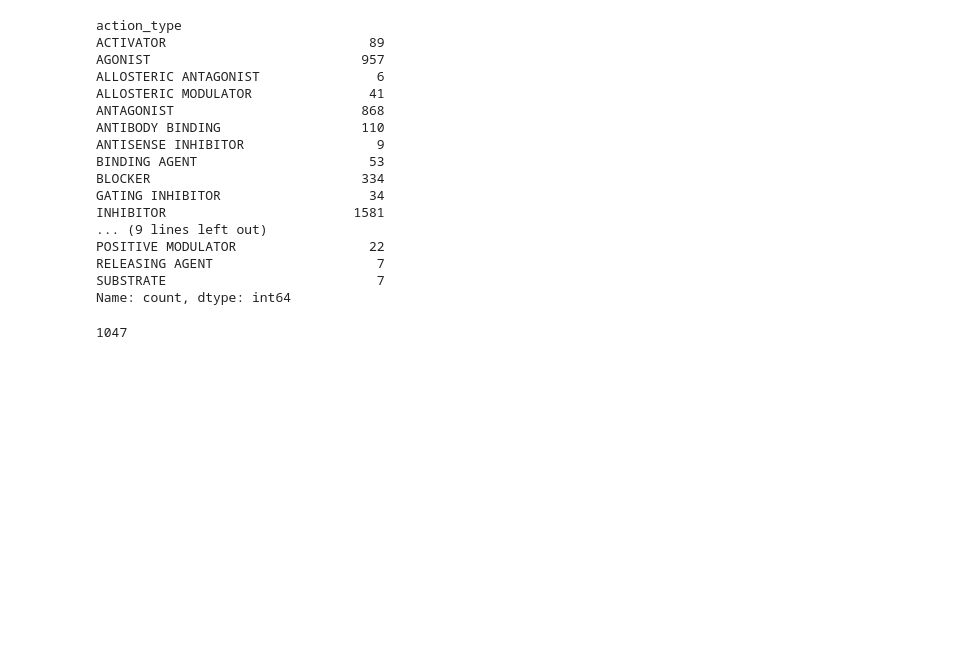
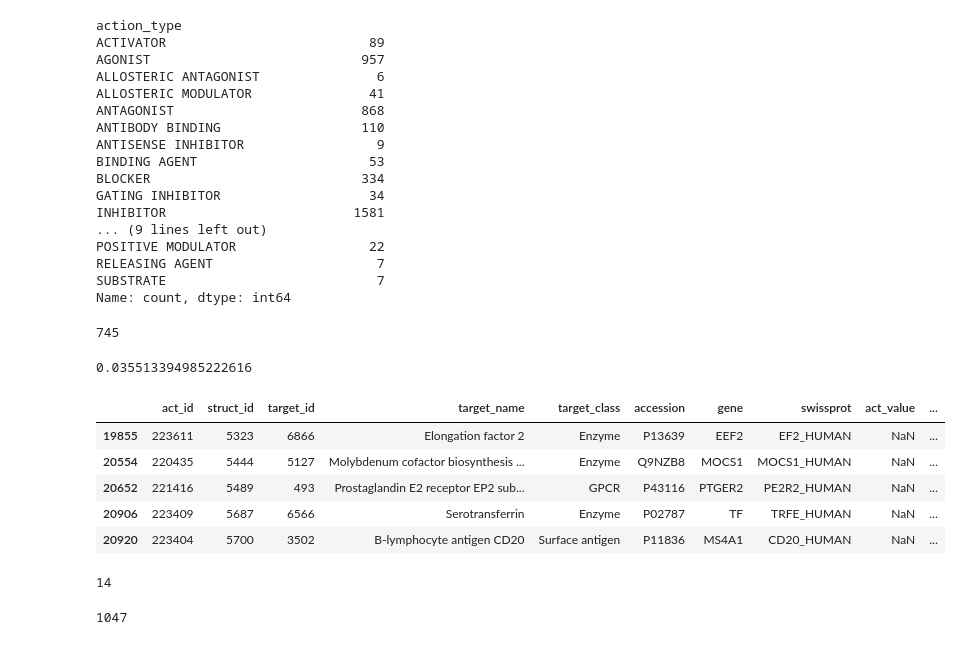
Before and after one commit to NCATSTranslator/translator-ingests, a Jupyter notebook: src/translator_ingest/ingests/drugcentral/eda_and_parser_dev.ipynb, the cells around one changed output. Drawn from its saved outputs; the diff is of its cells as text; code cells hidden in the pictures; blank space fills up the shorter version.

```diff
--- a/src/translator_ingest/ingests/drugcentral/eda_and_parser_dev.ipynb
+++ b/src/translator_ingest/ingests/drugcentral/eda_and_parser_dev.ipynb
@@ -523,6 +523,30 @@ POSITIVE MODULATOR                 22
 RELEASING AGENT                     7
 SUBSTRATE                           7
 Name: count, dtype: int64
+# %%
+## how many rows don't have either field for relationship
+
+df1_no_action = df1[(df1["action_type"].isna()) & (df1["act_value"].isna())].copy()
+
+df1_no_action.shape[0]
+df1_no_action.shape[0] / df1.shape[0]
+
+df1_no_action[df1_no_action["moa"] == 1]
+# %% [output]
+745
+0.035513394985222616
+|  | act_id | struct_id | target_id | target_name | target_class | accession | gene | swissprot | act_value | ... |
+| 19855 | 223611 | 5323 | 6866 | Elongation factor 2 | Enzyme | P13639 | EEF2 | EF2_HUMAN | NaN | ... |
+| 20554 | 220435 | 5444 | 5127 | Molybdenum cofactor biosynthesis ... | Enzyme | Q9NZB8 | MOCS1 | MOCS1_HUMAN | NaN | ... |
+| 20652 | 221416 | 5489 | 493 | Prostaglandin E2 receptor EP2 sub... | GPCR | P43116 | PTGER2 | PE2R2_HUMAN | NaN | ... |
+| 20906 | 223409 | 5687 | 6566 | Serotransferrin | Enzyme | P02787 | TF | TRFE_HUMAN | NaN | ... |
+| 20920 | 223404 | 5700 | 3502 | B-lymphocyte antigen CD20 | Surface antigen | P11836 | MS4A1 | CD20_HUMAN | NaN | ... |
+# %%
+## no action_type but marked as moa
+
+df1[(df1["action_type"].isna()) & (df1["moa"] ==1)].shape[0]
+# %% [output]
+14
 # %%
 ## act_source vs action_type
 
```
Also changed, not shown: parts of 2 cells of this notebook.
